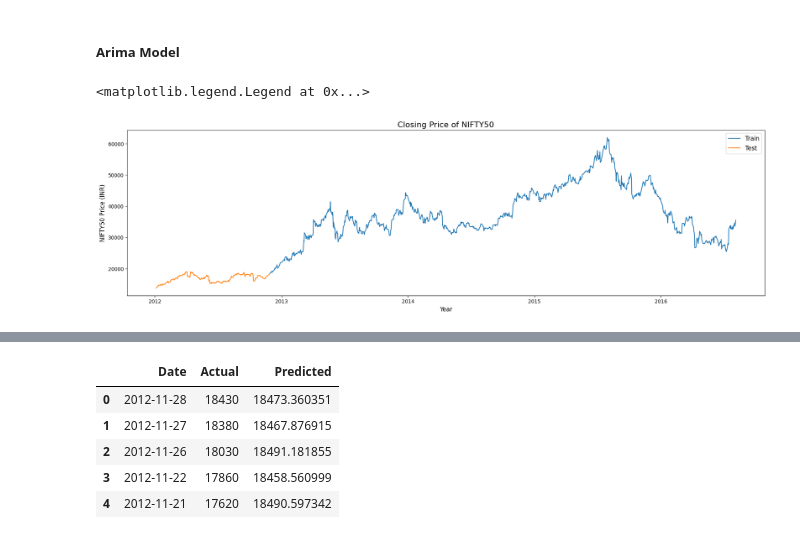
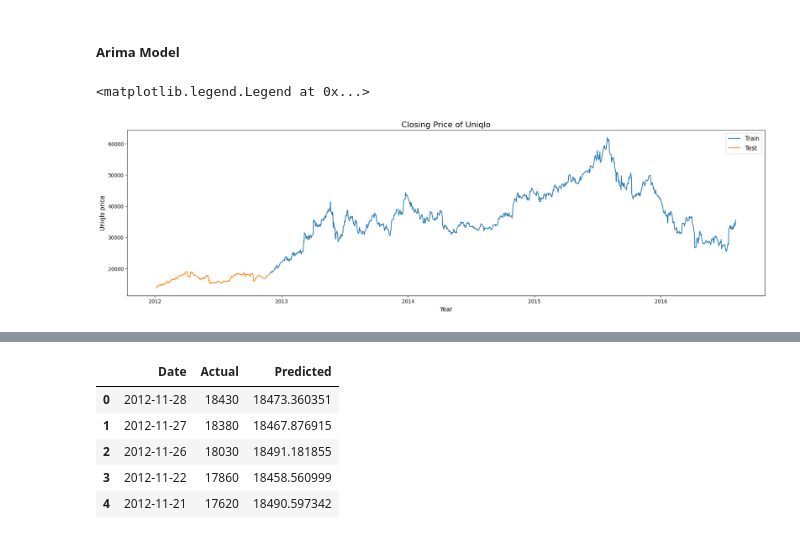
Before and after one commit to taharathussain/Stock-Price-Prediction, a Jupyter notebook: Code.ipynb, the cells around one changed output, grey strips where cells are left out. Saved outputs shown, nothing was run; the diff lists cells and outputs as text; code cells hidden in the pictures.

```diff
--- a/Code.ipynb
+++ b/Code.ipynb
@@ -168,6 +106,0 @@ plt.show()
-# %%
-# Price Returen
-df_train['PriceDifference'] = df_train['Close'].shift(-1) - df_train['Close']
-df_train['ReturnPrice'] = df_train['PriceDifference'] /df_train['Close']
-df_train['ReturnPrice'].plot(figsize=(18,5))
-plt.title('Price Return', size = 15)
@@ -195,10 +165,3 @@ sns.distplot(df_train['Daily Return'].dropna(), bins=200, color='magenta')
 [figure]
 # %% [markdown]
 ##### Different Moving Averages
-# %%
-# Plotting several moving averages
-MovingAverage_day = [10,20,100]
-
-for ma in MovingAverage_day:
-    column_name = 'MovingAverage for %s days' %(str(ma))
-    df_train[column_name] = df_train['Close'].rolling(ma).mean()
@@ -210,10 +167,0 @@ df_train[['Close','MovingAverage for 10 days','MovingAverage for 20 days','Movin
-# %%
-# Rate of Change
-MovingAverage_day = [1,5,10,15,20,25]
-for MovingAverage in MovingAverage_day:
-    column_name = "Change{}".format(str(MovingAverage))
-    df_train[column_name] = df_train['Close'].pct_change(MovingAverage)
-
-
-df_train[['Change1','Change25']].plot(figsize=(18,9),legend=True,linestyle='--',marker='o')
-plt.show()
@@ -262,5 +196,3 @@ weak evidence against null hypothesis,indicating it is non-stationary
 # %%
 # Convert the data to stationary form
-df_train['Close First Difference'] = df_train["Close"] - df_train["Close"].shift(1)
-df_train.dropna(inplace = True)
-df_train.head()
+df_train = convert_to_stationary(df_train, "Close")
@@ -686,16 +366,16 @@ RMSE:  2014.8093810669257
 from sklearn.model_selection import train_test_split
 df1_train, df1_test = train_test_split(df_final, test_size=0.2, shuffle=False)
 # %%
-# plot the close variable to check the final feature
+# plot the close variable
 fig, ax = plt.subplots(figsize=(23, 6))
 ax.plot(df1_train, label='Train')
 ax.plot(df1_test, label='Test')
 ax.set_xlabel('Year', fontsize=12)
-ax.set_ylabel('NIFTY50 Price (INR)', fontsize=12)
-ax.set_title('Closing Price of NIFTY50', fontsize=16)
+ax.set_ylabel('Uniqlo price', fontsize=12)
+ax.set_title('Closing Price of Uniqlo', fontsize=16)
 ax.legend(fontsize=12)
 # %% [output]
 <matplotlib.legend.Legend at 0x...>
-[figure, old version]
+[figure, new version]
 # %%
 # Fit data on Auto-Arima
```
Also changed, not shown: parts of 97 cells of this notebook, 8 other files.
